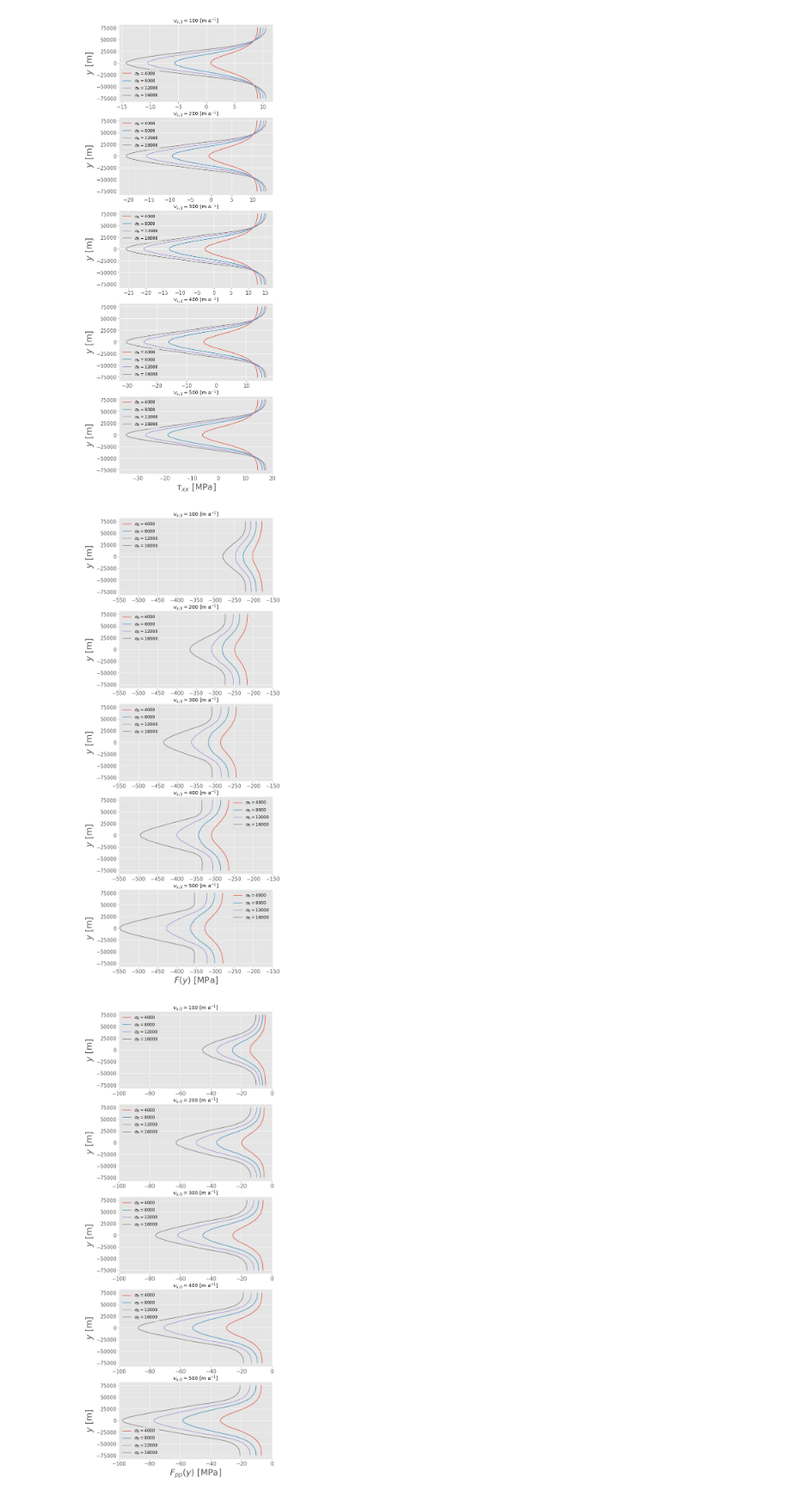
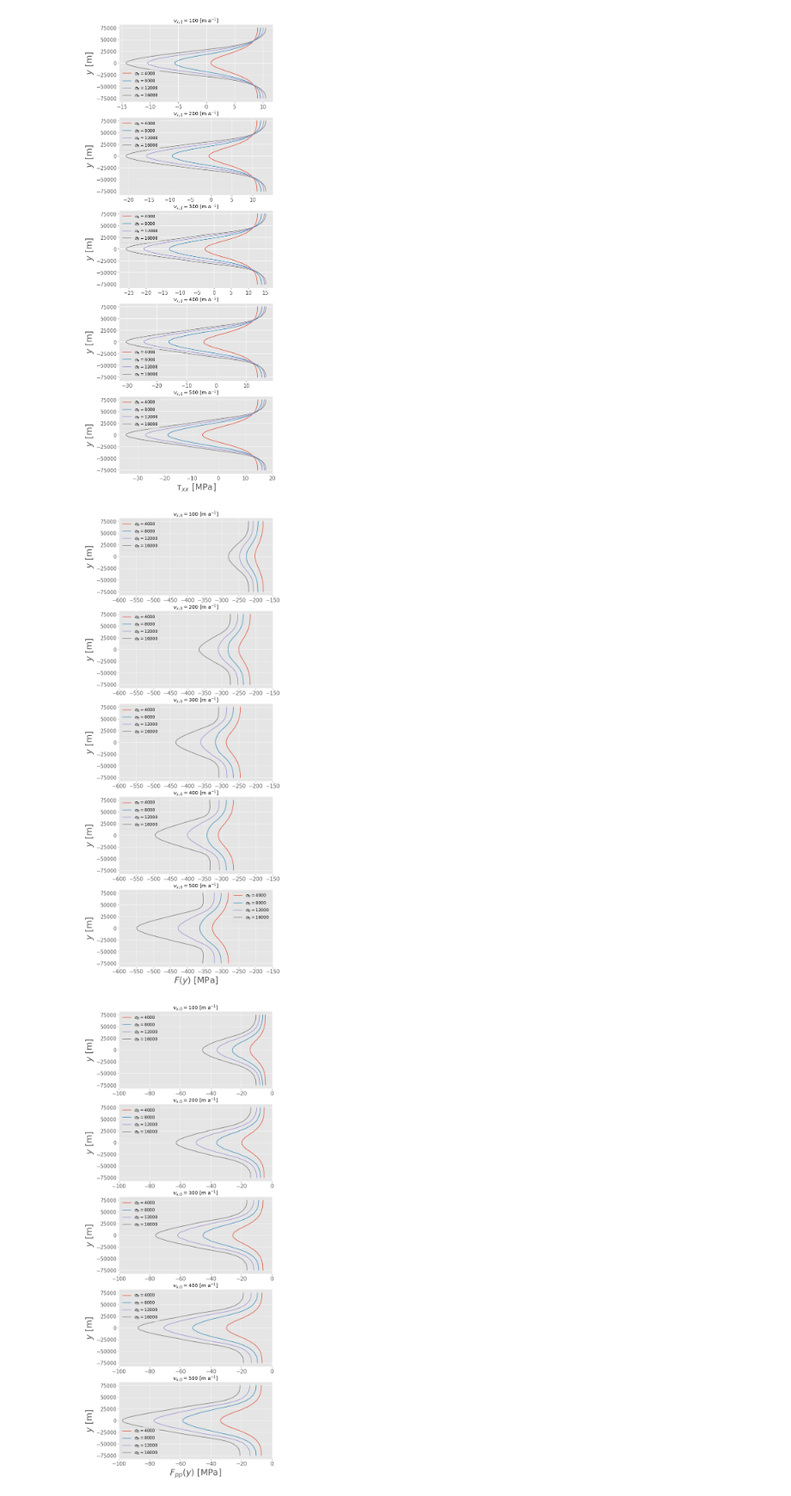
Before and after one commit to henryclara/ButtressingProject, a Jupyter notebook: Code/StressCalculationsUpdate.ipynb, the cells around one changed output. Shown at 86% size. Saved outputs shown, nothing was run; the diff lists cells and outputs as text; code cells hidden in the pictures.

```diff
--- a/Code/StressCalculationsUpdate.ipynb
+++ b/Code/StressCalculationsUpdate.ipynb
@@ -148,23 +147,23 @@ fig.savefig('../Figures/stress1_sigma.jpg', format='jpg', dpi=500, bbox_inches =
 # %%
 # Plot the stress in the x-direction
 
 fig, ax = plt.subplots(len(fluxes), 1, figsize=(8, 24))
 for i in range(len(fluxes)):
     for j in range(len(sigmas)):
         ax[i].plot(list(stress1['Flux' + str(fluxes[i]) + 'Sigma' + str(sigmas[j])].values()), \
                    list(stress1['Flux' + str(fluxes[i]) + 'Sigma' + str(sigmas[j])].keys()),   \
                        label='$\sigma_R = $' + str(sigmas[j]))
 
 for i in range(len(fluxes)):
-    ax[i].set_xlim([-550, -150])
+    ax[i].set_xlim([-600, -150])
     ax[i].set_ylabel(r'$y$ [m]', size=25)
     ax[i].tick_params(axis='both', which='major', labelsize=15)
     ax[i].legend(fontsize='12')
     ax[i].title.set_text(r'$v_{x,0} = $' + str(fluxes[i]) + ' [m a$^{-1}$]')
 ax[i].set_xlabel(r'$F(y)$ [MPa]', size=25)
 fig.savefig('../Figures/stress1.jpg', format='jpg', dpi=500, bbox_inches = "tight")
 # %% [output]
-[figure, old version]
+[figure, new version]
 # %%
 # Plot the stress in the x-direction minus the hydrostatic pressure
 
```
Also changed, not shown: parts of 1 cell of this notebook.
